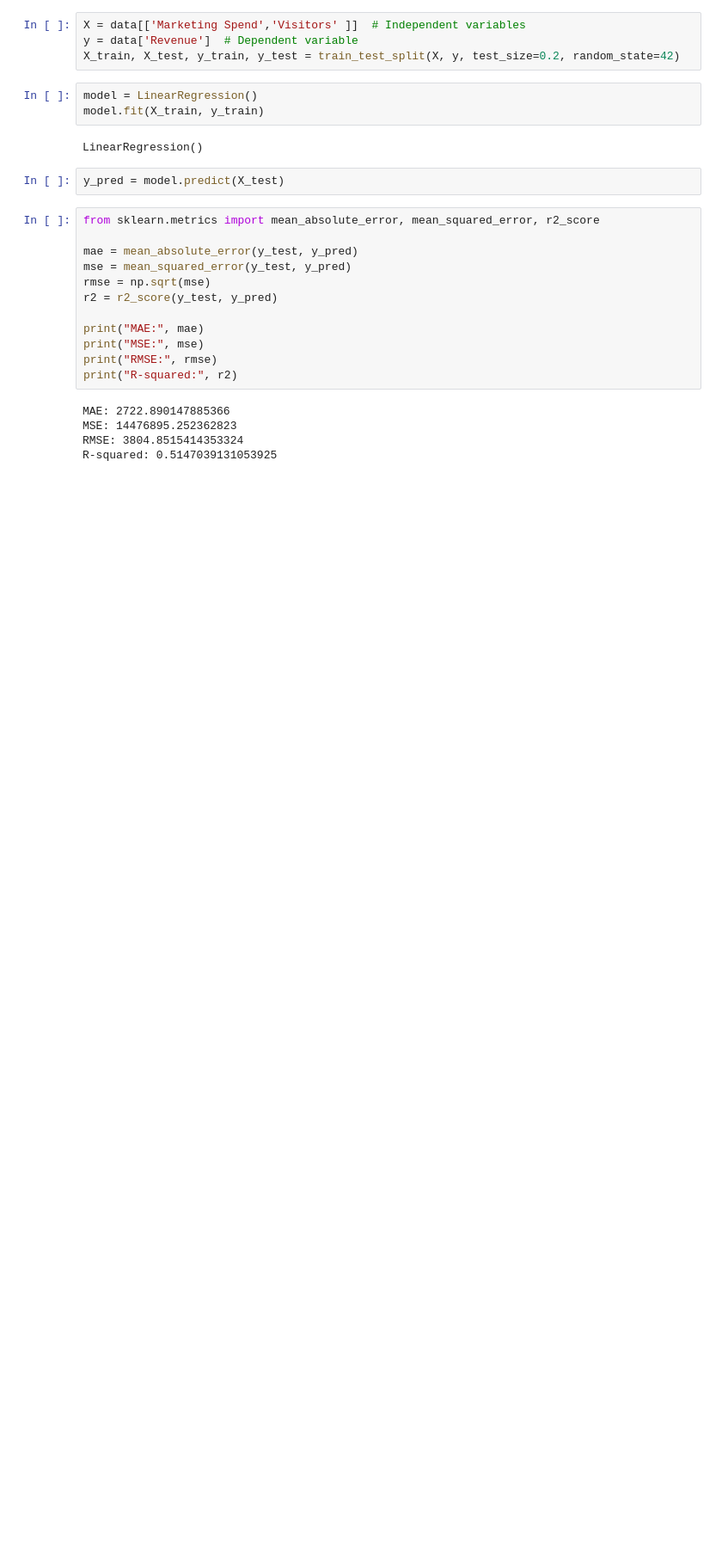
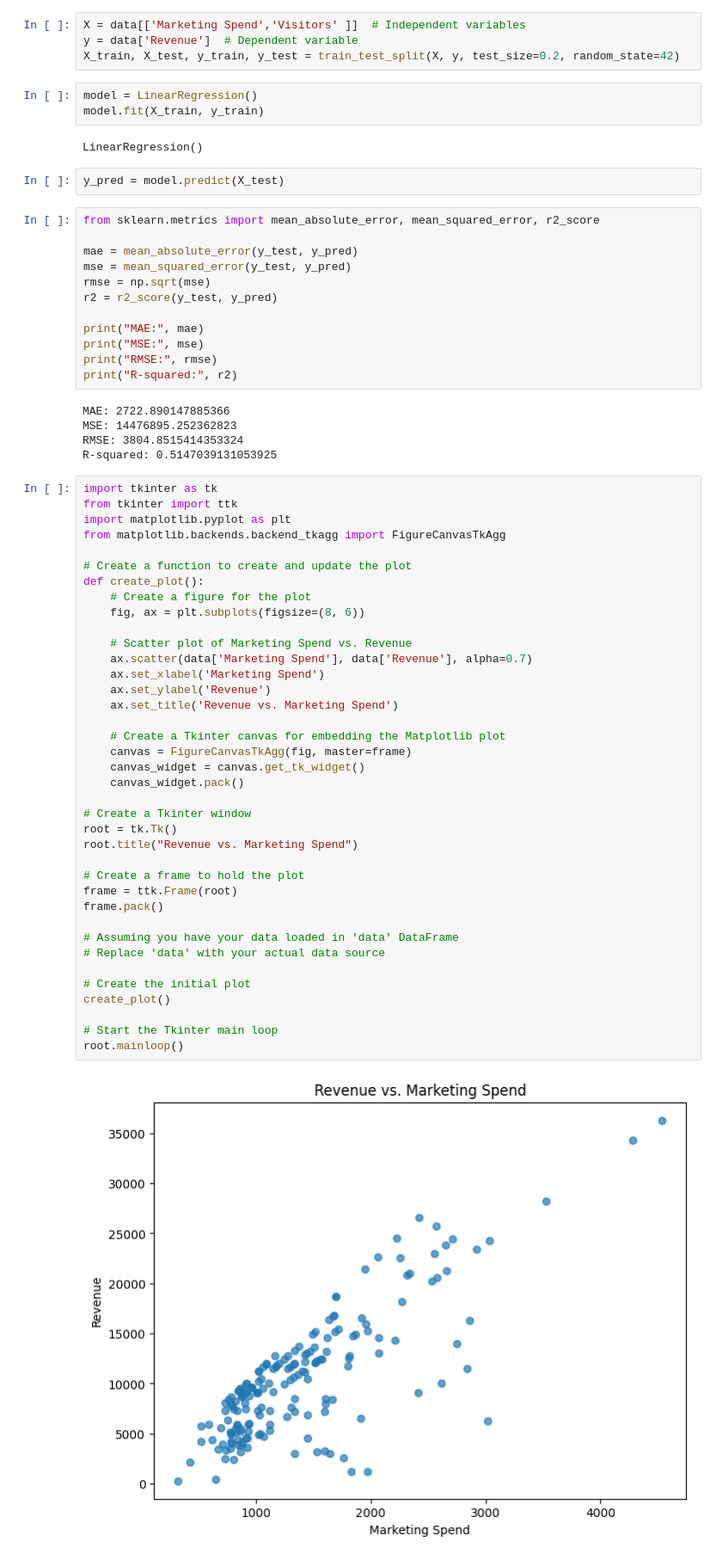
Before and after one commit to Lancerty/linear-regression-metrics, a Jupyter notebook: regression_metrics.ipynb, the cells around one changed output. Shown at 86% size. Drawn from its saved outputs; the diff is of its cells as text; blank space fills up the shorter version.

Commit message:
revenue and marketing spend regression plot made in tkinter

```diff
--- a/regression_metrics.ipynb
+++ b/regression_metrics.ipynb
@@ -105,3 +105,43 @@ MAE: 2722.890147885366
 MSE: 14476895.252362823
 RMSE: 3804.8515414353324
 R-squared: 0.5147039131053925
+# %%
+import tkinter as tk
+from tkinter import ttk
+import matplotlib.pyplot as plt
+from matplotlib.backends.backend_tkagg import FigureCanvasTkAgg
+
+# Create a function to create and update the plot
+def create_plot():
+    # Create a figure for the plot
+    fig, ax = plt.subplots(figsize=(8, 6))
+
+    # Scatter plot of Marketing Spend vs. Revenue
+    ax.scatter(data['Marketing Spend'], data['Revenue'], alpha=0.7)
+    ax.set_xlabel('Marketing Spend')
+    ax.set_ylabel('Revenue')
+    ax.set_title('Revenue vs. Marketing Spend')
+
+    # Create a Tkinter canvas for embedding the Matplotlib plot
+    canvas = FigureCanvasTkAgg(fig, master=frame)
+    canvas_widget = canvas.get_tk_widget()
+    canvas_widget.pack()
+
+# Create a Tkinter window
+root = tk.Tk()
+root.title("Revenue vs. Marketing Spend")
+
+# Create a frame to hold the plot
+frame = ttk.Frame(root)
+frame.pack()
+
+# Assuming you have your data loaded in 'data' DataFrame
+# Replace 'data' with your actual data source
+
+# Create the initial plot
+create_plot()
+
+# Start the Tkinter main loop
+root.mainloop()
+# %% [output]
+[figure, added]
```
